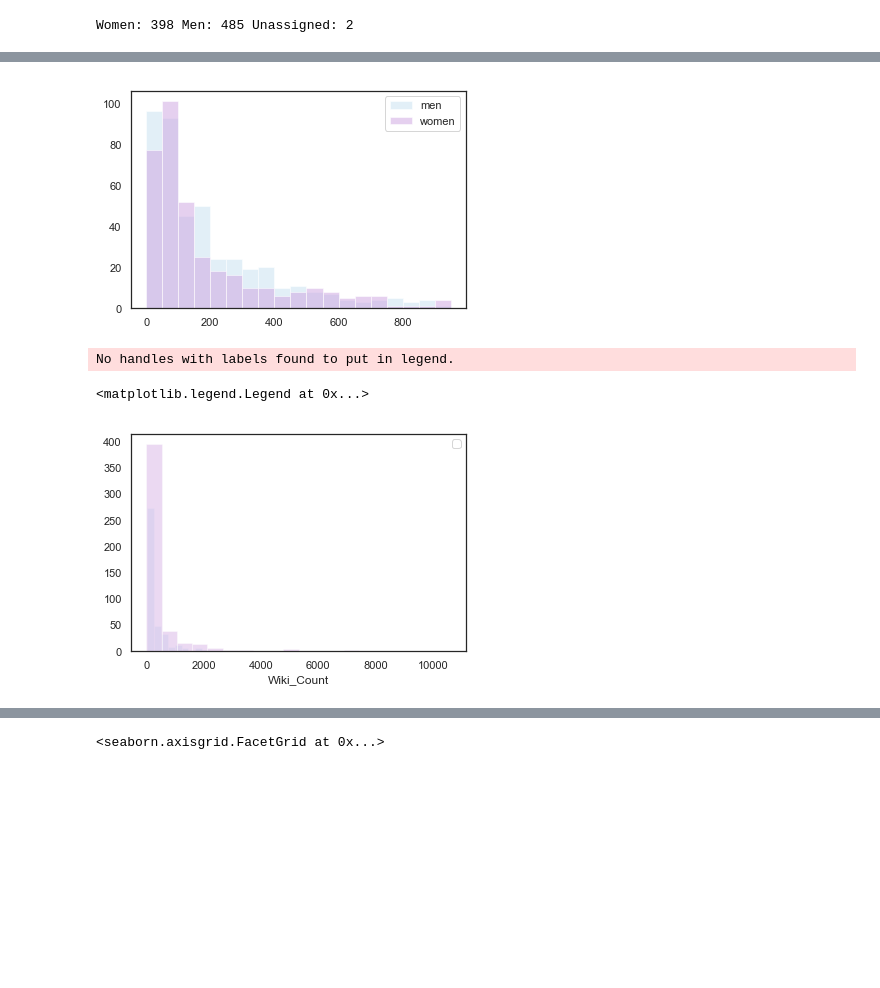
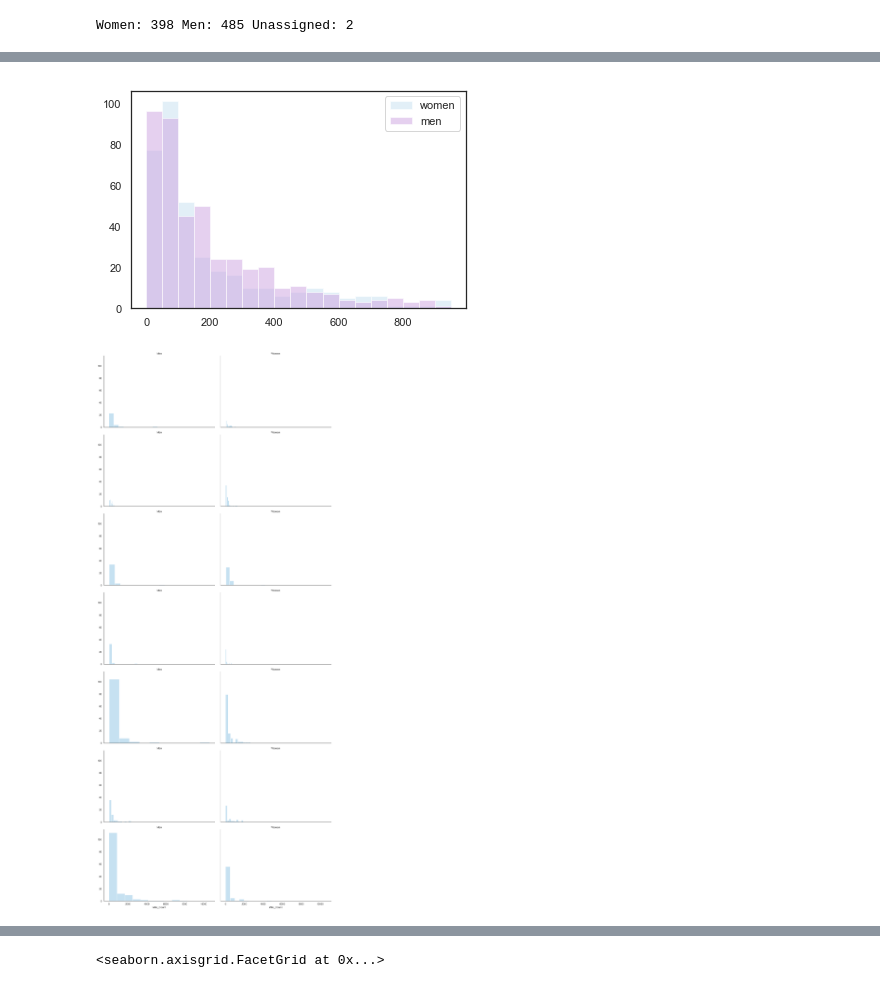
Before and after one commit to Tumbraegel/data-science-project, a Jupyter notebook: Get_Wiki_Count/Data_Analysis.ipynb, the cells around one changed output, grey strips where cells are left out. Cells and saved outputs as stored; diff of their text form; code cells hidden in the pictures; blank space fills up the shorter version.

Commit message:
Even more histograms

```diff
--- a/Get_Wiki_Count/Data_Analysis.ipynb
+++ b/Get_Wiki_Count/Data_Analysis.ipynb
@@ -183,22 +184,22 @@ plot(alldata)
 # %%
 # extremes_per_sport(alldata, 'Women')
 # %%
+#histogram of all data
 men = alldata.loc[alldata['Gender'] == 'Men'].Wiki_Count
 women = alldata.loc[alldata['Gender'] == 'Women'].Wiki_Count
 
 bins = range(0, 1000, 50)
 
+plt.hist(women, bins, alpha=0.5, label='women')
 plt.hist(men, bins, alpha=0.5, label='men')
-plt.hist(women, bins, alpha=0.5, label='women')
+
 plt.legend()
 plt.show()
 # %% [output]
-[figure, old version]
+[figure, new version]
-# %%
-ax = sns.distplot(women, kde=False, bins=20)
-ax = sns.distplot(men, kde=False, bins=20)
-ax.legend()
-# %% [output]
-No handles with labels found to put in legend.
-<matplotlib.legend.Legend at 0x...>
-[figure, removed]
+# %%
+#histograms using fancy seaborn but the result is kind of strange ...
+g = sns.FacetGrid(alldata, col="Gender", row="Discipline", height=5, aspect=1.5)
+g = (g.map(plt.hist,"Wiki_Count").set_titles("{col_name}"))
+# %% [output]
+[figure, added]
```
Also changed, not shown: parts of 7 cells of this notebook.
